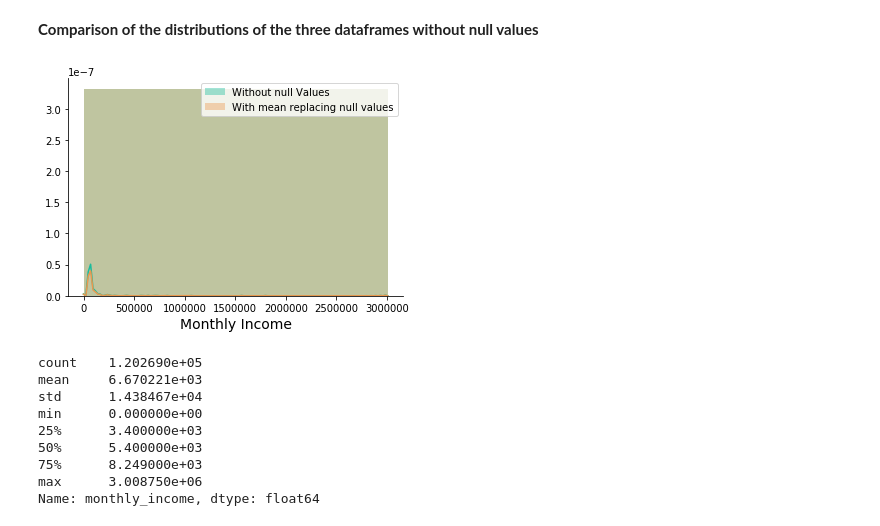
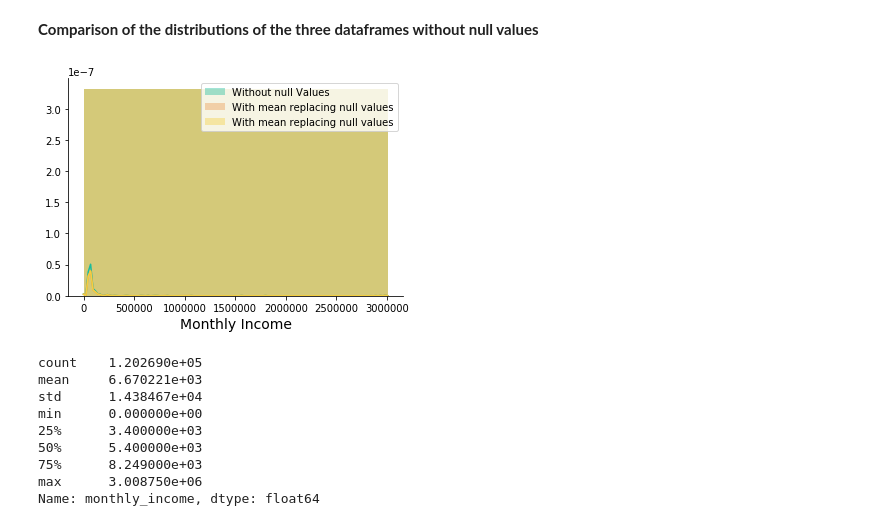
Before and after one commit to yaninaiberra/Fligoo_EDA, a Jupyter notebook: Fligoo_TechInterview_Credit.ipynb, the cells around one changed output. Drawn from its saved outputs; the diff is of its cells as text; code cells hidden in the pictures.

```diff
--- a/Fligoo_TechInterview_Credit.ipynb
+++ b/Fligoo_TechInterview_Credit.ipynb
@@ -338,5 +351,5 @@ number_of_time60-89_days_past_due_not_worse    0
 number_of_dependents                           0
 dtype: int64
 # %%
-#borrowers_with_mode= borrowers.apply(lambda x: x.fillna(x.mode()),axis=0)
+borrowers_with_median= borrowers.apply(lambda x: x.fillna(x.median()),axis=0)
 # %%
@@ -361,11 +387,12 @@ dtype: int64
 # %%
 sns.distplot(borrowers_dropna['monthly_income'], color='#1ABC9C', label='Without null Values', bins=1)
 sns.distplot(borrowers_with_mean['monthly_income'], color='#EB984E', label='With mean replacing null values', bins=1)
+sns.distplot(borrowers_with_median['monthly_income'], color='#F4D03F', label='With mean replacing null values', bins=1)
 plt.xlabel('Monthly Income', size=14)
 plt.legend()
 sns.despine()
 # %% [output]
-[figure, old version]
+[figure, new version]
 # %%
 borrowers_dropna['monthly_income'].describe()
 # %% [output]
```
Also changed, not shown: parts of 28 cells of this notebook.
